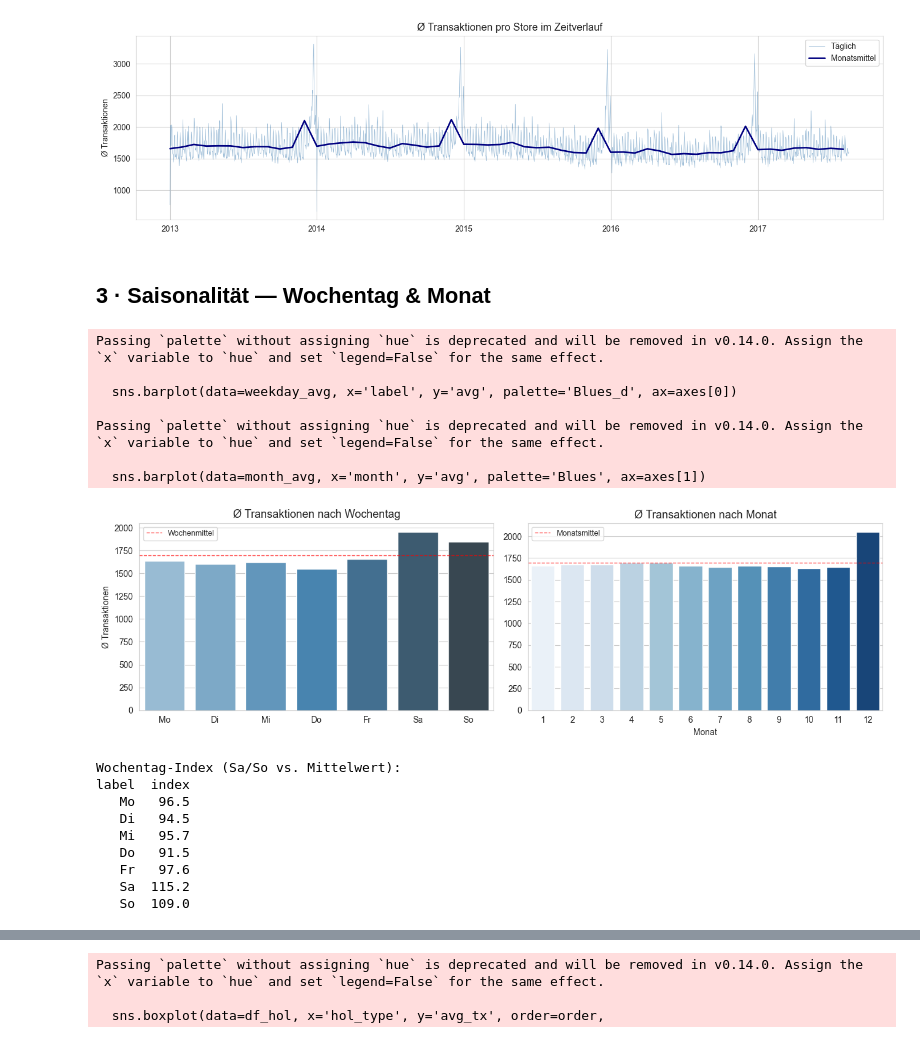
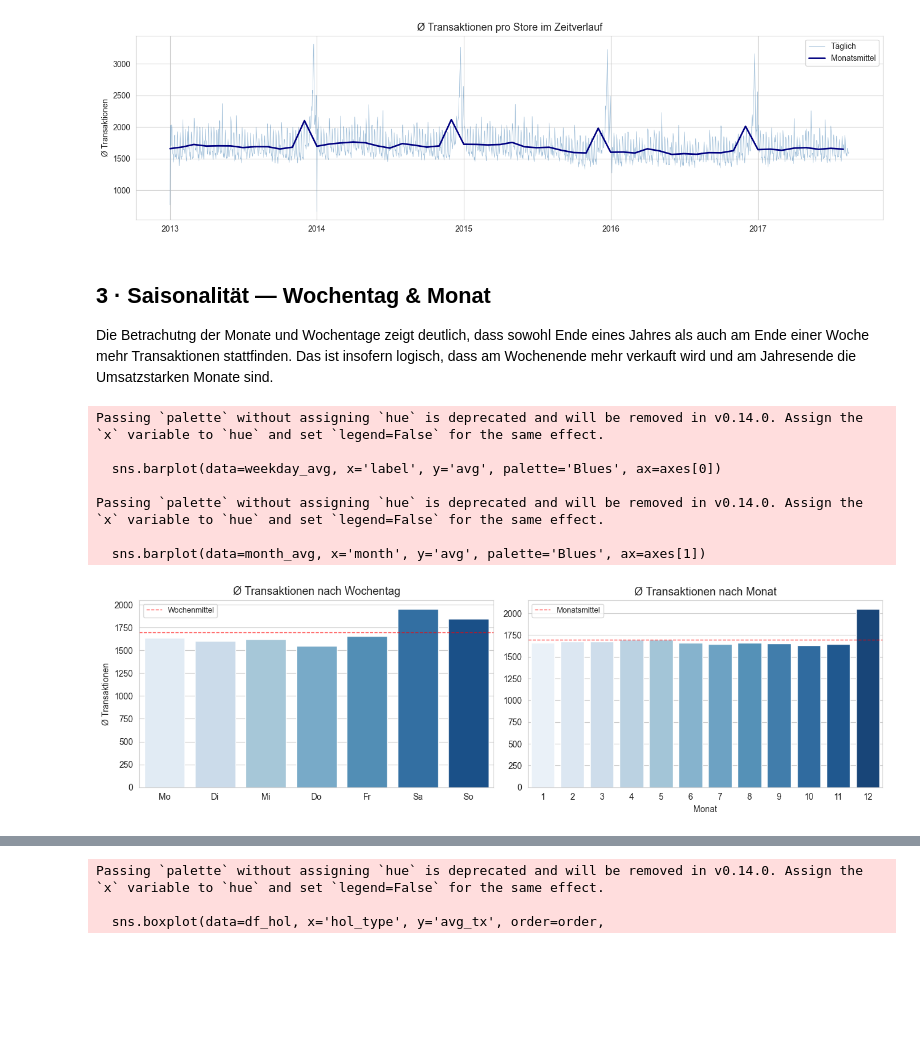
Before and after one commit to MadMax199/E-Commerce-Time-Series-Forecasting, a Jupyter notebook: 04_notebooks/02_eda.ipynb, the cells around one changed output, grey strips where cells are left out. Drawn from its saved outputs; the diff is of its cells as text; code cells hidden in the pictures; blank space fills up the shorter version.

```diff
--- a/04_notebooks/02_eda.ipynb
+++ b/04_notebooks/02_eda.ipynb
@@ -115,8 +114,10 @@ plt.tight_layout()
 plt.show()
 # %% [output]
 [figure]
-# %% [markdown]
-## 3 · Saisonalität — Wochentag & Monat
+# %% [markdown]
+## 3 · Saisonalität — Wochentag & Monat
+
+Die Betrachutng der Monate und Wochentage zeigt deutlich, dass sowohl Ende eines Jahres als auch am Ende einer Woche mehr Transaktionen stattfinden. Das ist insofern logisch, dass am Wochenende mehr verkauft wird und am Jahresende die Umsatzstarken Monate sind.
 # %%
 weekday_avg = (
     df.group_by('weekday')
@@ -133,46 +134,32 @@ month_avg = (
     .to_pandas()
 )
 
 fig, axes = plt.subplots(1, 2, figsize=(13, 4))
 
 sns.barplot(data=weekday_avg, x='label', y='avg', palette='Blues', ax=axes[0])
 axes[0].set_title('Ø Transaktionen nach Wochentag', fontsize=13)
 axes[0].set_xlabel('')
 axes[0].set_ylabel('Ø Transaktionen')
 axes[0].axhline(weekday_avg['avg'].mean(), color='red', linestyle='--',
                 linewidth=1, alpha=0.7, label='Wochenmittel')
 axes[0].legend(fontsize=9)
 
 sns.barplot(data=month_avg, x='month', y='avg', palette='Blues', ax=axes[1])
 axes[1].set_title('Ø Transaktionen nach Monat', fontsize=13)
 axes[1].set_xlabel('Monat')
 axes[1].set_ylabel('')
 axes[1].axhline(month_avg['avg'].mean(), color='red', linestyle='--',
                 linewidth=1, alpha=0.7, label='Monatsmittel')
 axes[1].legend(fontsize=9)
 
 plt.tight_layout()
 plt.show()
-
-print('Wochentag-Index (Sa/So vs. Mittelwert):')
-mean_val = weekday_avg['avg'].mean()
-weekday_avg['index'] = (weekday_avg['avg'] / mean_val * 100).round(1)
-print(weekday_avg[['label', 'index']].to_string(index=False))
 # %% [output]
 Passing `palette` without assigning `hue` is deprecated and will be removed in v0.14.0. Assign the `x` variable to `hue` and set `legend=False` for the same effect.
 
-  sns.barplot(data=weekday_avg, x='label', y='avg', palette='Blues_d', ax=axes[0])
+  sns.barplot(data=weekday_avg, x='label', y='avg', palette='Blues', ax=axes[0])
 
 Passing `palette` without assigning `hue` is deprecated and will be removed in v0.14.0. Assign the `x` variable to `hue` and set `legend=False` for the same effect.
 
   sns.barplot(data=month_avg, x='month', y='avg', palette='Blues', ax=axes[1])
-[figure, old version]
+[figure, new version]
-Wochentag-Index (Sa/So vs. Mittelwert):
-label  index
-   Mo   96.5
-   Di   94.5
-   Mi   95.7
-   Do   91.5
-   Fr   97.6
-   Sa  115.2
-   So  109.0
```
Also changed, not shown: parts of 24 cells of this notebook, 12 other files.
